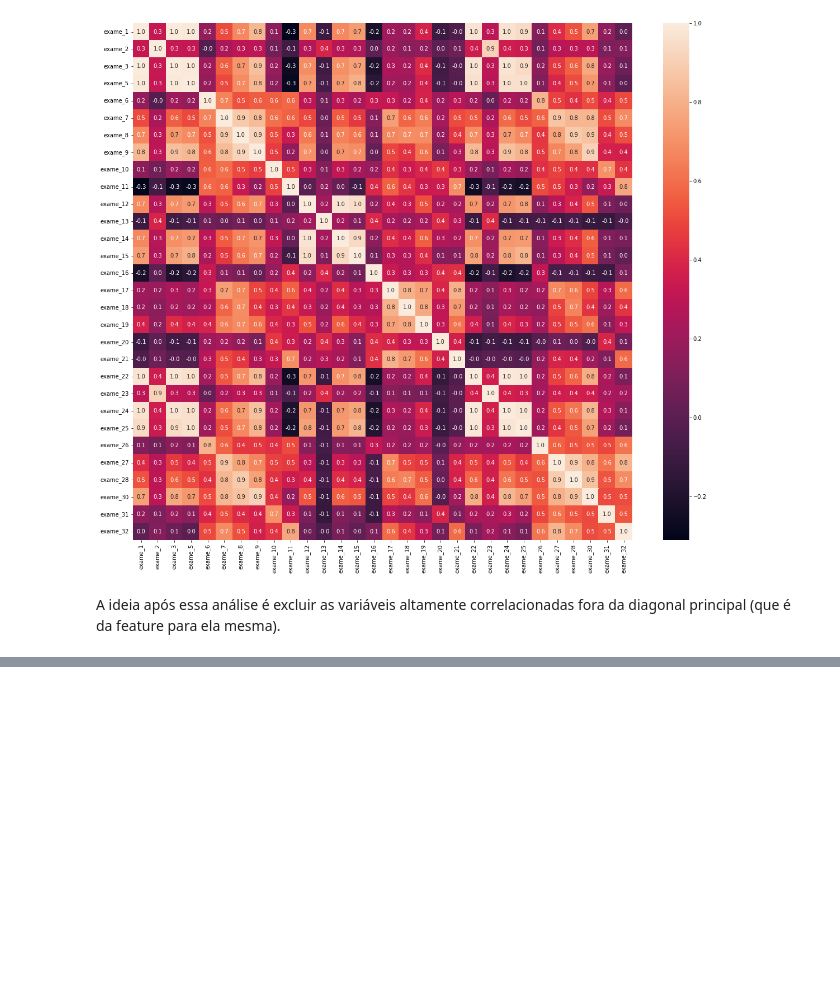
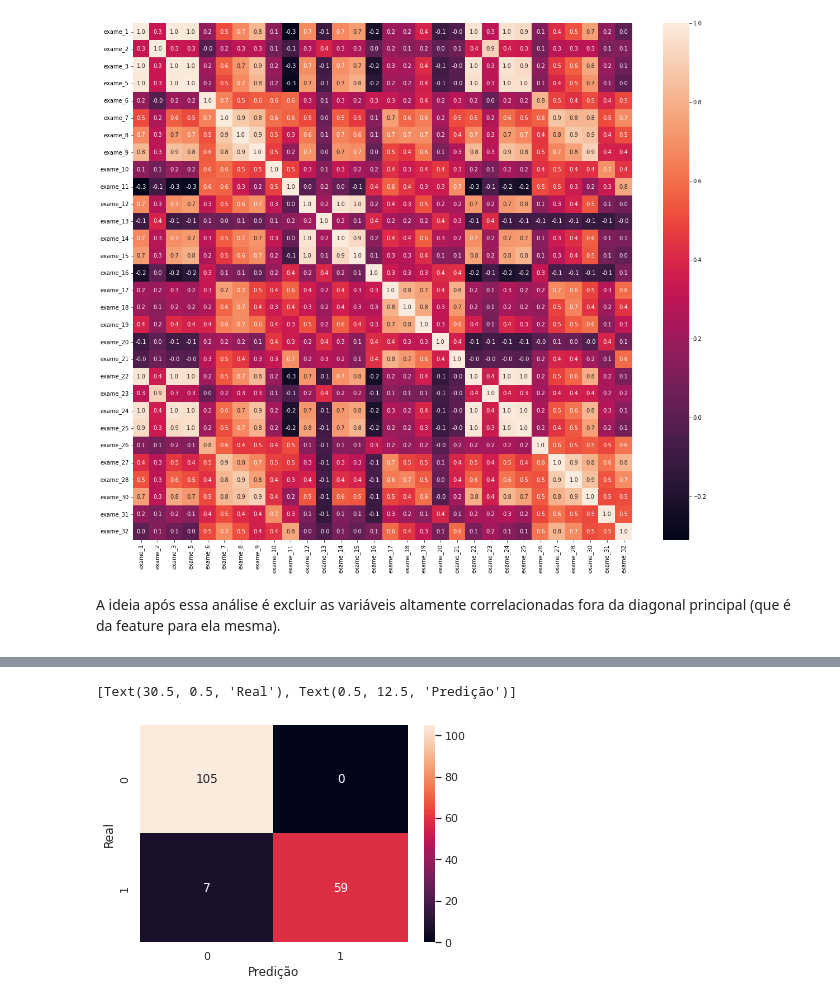
Before and after one commit to julianovale/BB_Evolution, a Jupyter notebook: 0036_AluraBB_MuitasDimensoes01.ipynb, the cells around one changed output, grey strips where cells are left out. Saved outputs shown, nothing was run; the diff lists cells and outputs as text; code cells hidden in the pictures; blank space fills up the shorter version.

```diff
--- a/0036_AluraBB_MuitasDimensoes01.ipynb
+++ b/0036_AluraBB_MuitasDimensoes01.ipynb
@@ -365,0 +628,7 @@ A ideia após essa análise é excluir as variáveis altamente correlacionadas f
+# %%
+# visualizando e interpretando
+sns.set()
+sns.heatmap(matriz_confusao, annot = True, fmt = "d").set(xlabel = "Predição", ylabel = "Real")
+# %% [output]
+[Text(30.5, 0.5, 'Real'), Text(0.5, 12.5, 'Predição')]
+[figure, added]
```
Also changed, not shown: parts of 30 cells of this notebook.
